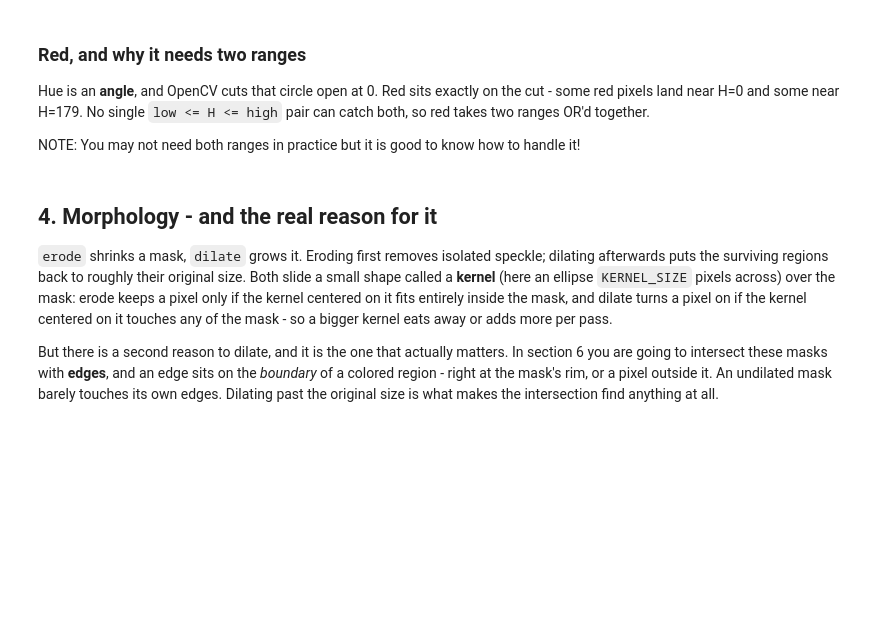
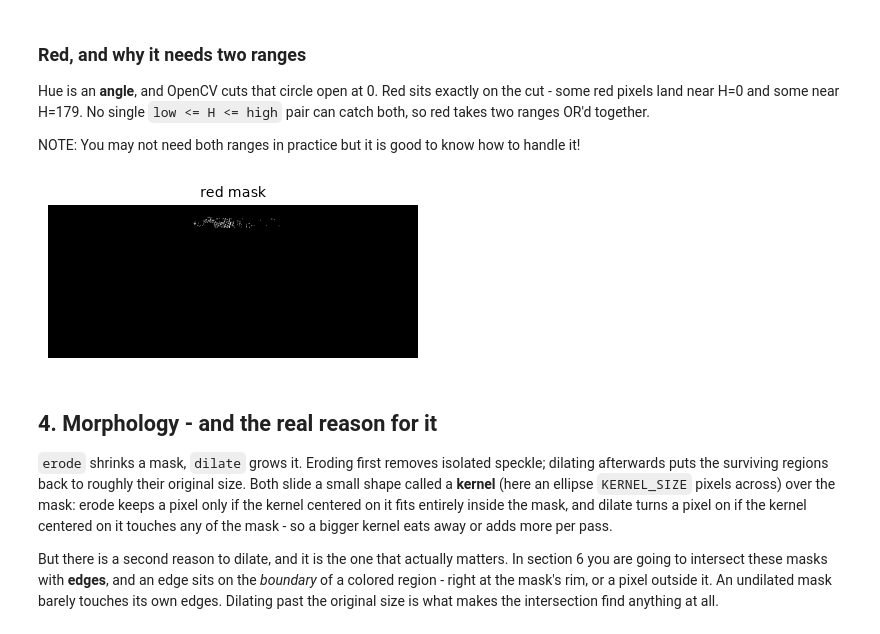
Before and after one commit to bja1701/dt_lab4, a Jupyter notebook: notebooks/lane_detection_activity.ipynb, the cells around one changed output. Drawn from its saved outputs; the diff is of its cells as text; code cells hidden in the pictures; blank space fills up the shorter version.

Commit message:
store

```diff
--- a/notebooks/lane_detection_activity.ipynb
+++ b/notebooks/lane_detection_activity.ipynb
@@ -261,14 +254,16 @@ NOTE: You may not need both ranges in practice but it is good to know how to han
 # %%
 # TODO: Find two ranges, one at each end of the hue circle, combined with
 # cv2.bitwise_or. Red near H=0 and red near H=179 are the same color.
-RED_LOW_1, RED_HIGH_1 = np.array([0, 0, 0]), np.array([180, 255, 255])
+RED_LOW_1, RED_HIGH_1 = np.array([173, 103, 151]), np.array([180, 255, 255])
 RED_LOW_2, RED_HIGH_2 = np.array([0, 0, 0]), np.array([180, 255, 255])
 
 # TODO: Write your cv2.inRange calls and combine the two masks with cv2.bitwise_or
 
-mask_red =  # store the combined mask here!
+mask_red =  cv2.inRange(hsv, RED_LOW_1, RED_HIGH_1) # store the combined mask here!
 
 show(mask_red, titles=["red mask"], size=4)
+# %% [output]
+[figure, added]
 # %% [markdown]
 ## 4. Morphology - and the real reason for it
 
```
Also changed, not shown: parts of 4 cells of this notebook.
